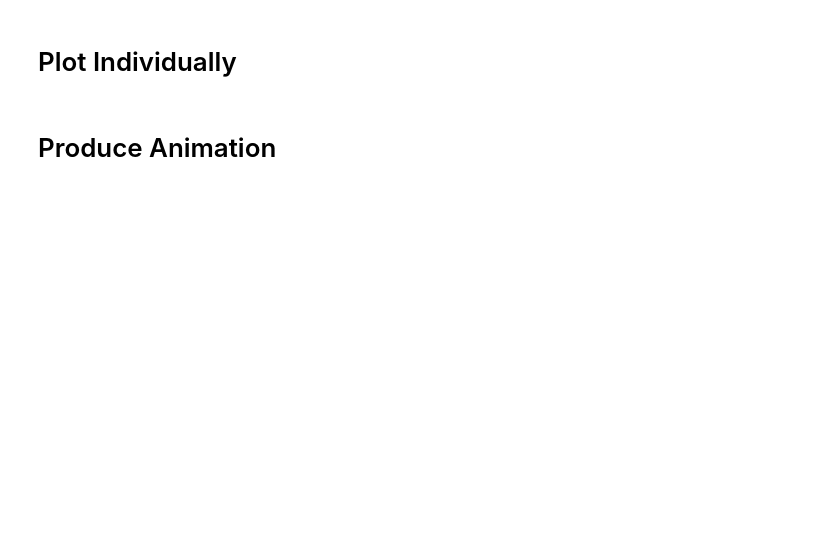
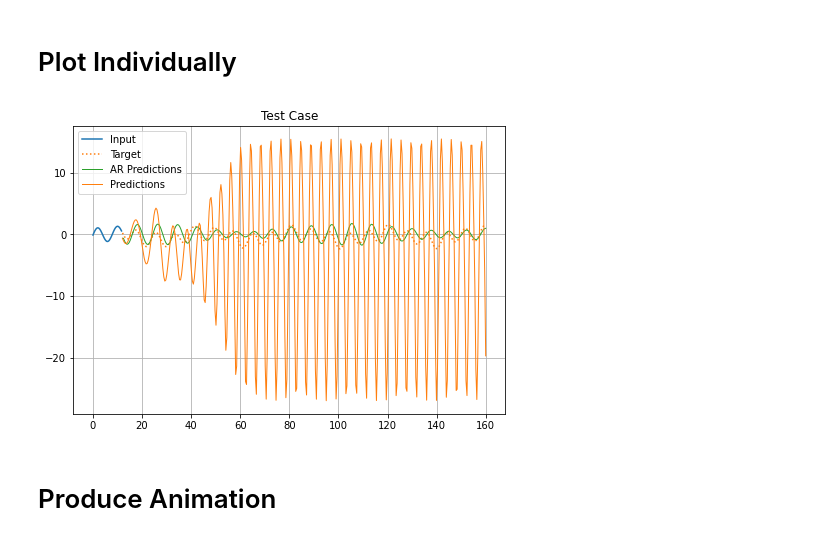
Before and after one commit to trifwn/OscillationLSTM, a Jupyter notebook: LSTMv2.ipynb, the cells around one changed output. Drawn from its saved outputs; the diff is of its cells as text; code cells hidden in the pictures; blank space fills up the shorter version.

```diff
--- a/LSTMv2.ipynb
+++ b/LSTMv2.ipynb
@@ -190,9 +275,12 @@ pred = windowOneStep.plotCase( val_df[:, exampleCase],t, model=model)
 # %% [markdown]
 # Try to produce TimeSeries
 # %%
-def CalcCase(data, window, model):
+def CalcCase(data, window, model,metadata = None):
     inputs = data[:window.input_width]
     inputsRT = data[:window.input_width]
+    if metadata is not None:
+        inputs = np.hstack([inputs,metadata])
+        inputsRT = np.hstack([inputsRT,metadata])
     outputs = data[:window.input_width]
     outputsRT = data[:window.input_width]
 
@@ -206,6 +294,10 @@ def CalcCase(data, window, model):
 
         inputs = data[i:i+window.input_width]
         inputsRT = outputsRT[-window.input_width:]
+        if metadata is not None:
+            inputsRT = np.hstack([inputsRT,metadata])
+            inputs = np.hstack([inputs,metadata])
+
     return outputs, outputsRT
 # %%
 predData = []
@@ -241,8 +341,10 @@ def plotCase(outputs, outputsRT, window, data, index):
                 dpi = 1000)
     plt.show()
 # %%
-ts1 ,ts2 = CalcCase(val_df[:,3],windowOneStep,model)
+ts1 ,ts2 = CalcCase(val_df[:,3],windowOneStep,model,metadata=meta_val_df[3,:])
 plotCase(ts1,ts2,windowOneStep,testCase,i)
+# %% [output]
+[figure, added]
 # %% [markdown]
 # Produce Animation
 # %%
```
Also changed, not shown: parts of 20 cells of this notebook, 2 other files.
